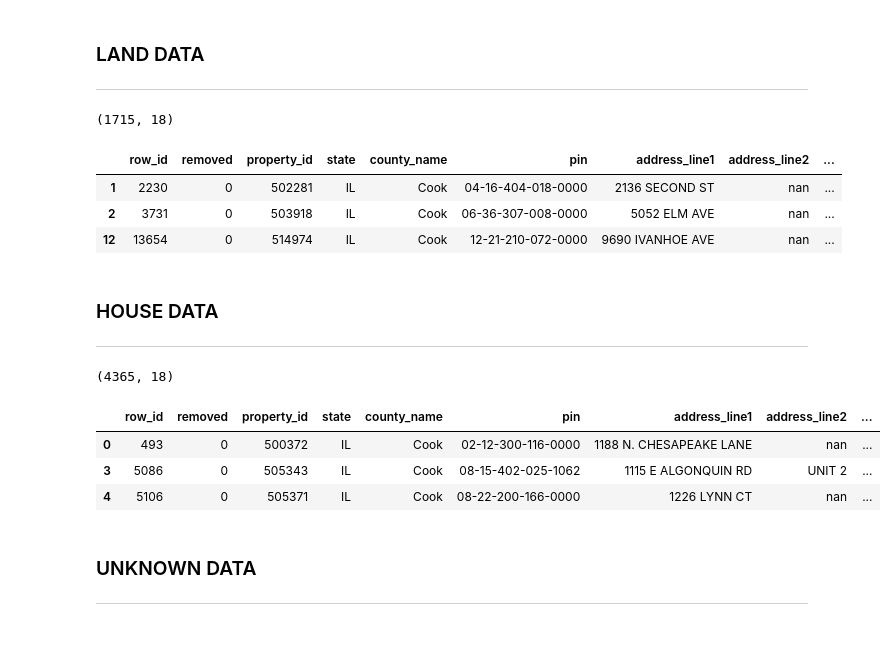
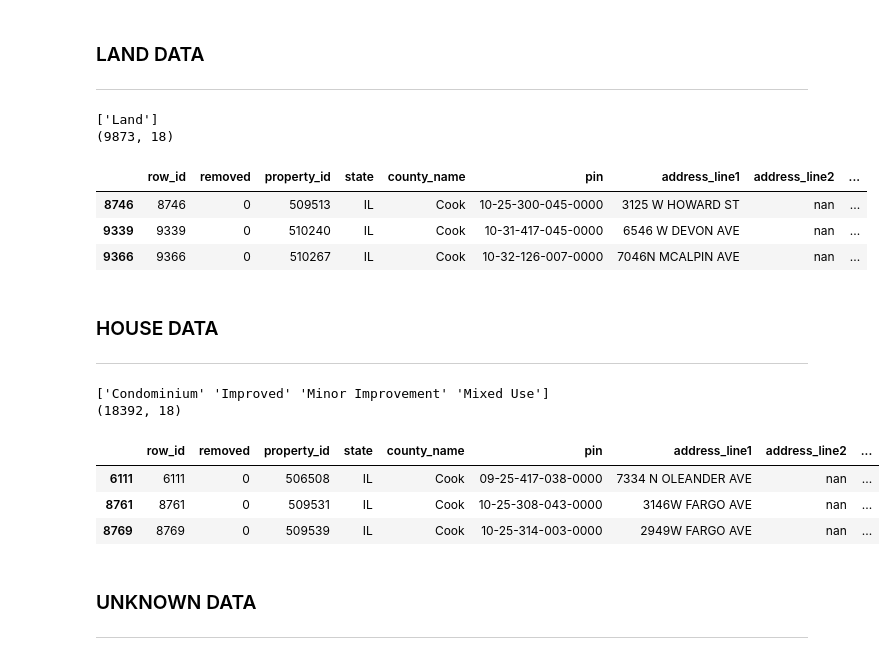
Before and after one commit to Sardhendu/PropertyClassification, a Jupyter notebook: data_loader.ipynb, the cells around one changed output. Cells and saved outputs as stored; diff of their text form; code cells hidden in the pictures.

```diff
--- a/data_loader.ipynb
+++ b/data_loader.ipynb
@@ -140,0 +118,13 @@ image_data.head()
+# %%
+metadata_lst_rvd_valid = metadata[metadata['last_reviewed_timestamp'] != '']
+metadata_lst_rvd_valid['last_reviewed_timestamp'] = pd.to_datetime(metadata_lst_rvd_valid['last_reviewed_timestamp'])
+metadata_lst_rvd_valid_2017 = metadata_lst_rvd_valid[((metadata_lst_rvd_valid['last_reviewed_timestamp'].dt.year == 2017) &
+                                                     (metadata_lst_rvd_valid['last_reviewed_timestamp'].dt.month >=1 ) &
+#                                                       (metadata_lst_rvd_valid['last_reviewed_timestamp'].dt.month <7) &
+                                                      (metadata_lst_rvd_valid['address_city'].str.lower().str.strip().str.match('chicago')) &
+                                                      (metadata_lst_rvd_valid['address_line1'] != 'nan') &
+                                                      (metadata_lst_rvd_valid['assessor_photo'] != 'nan') &
+                                                     (metadata_lst_rvd_valid['indicator'].isin(["Likely House", "Likely Land"]) ))]
+image_data = metadata_lst_rvd_valid_2017
+print (metadata_lst_rvd_valid_2017.shape)
+metadata_lst_rvd_valid_2017.head(2)
@@ -142,28 +137,32 @@ image_data.head()
 ### LAND DATA
 ----------------
 # %%
-land_data = image_data[image_data['indicator'] == 'Likely Land']
+land_data = image_data[(image_data['indicator'] == 'Likely Land') & (image_data['improvement_level'] == 'Land')]
+print (np.unique(np.array(land_data['improvement_level'])))
 print (land_data.shape)
 land_data.head(3)
 # %% [output]
-(1715, 18)
+['Land']
+(9873, 18)
 |  | row_id | removed | property_id | state | county_name | pin | address_line1 | address_line2 | ... |
-| 1 | 2230 | 0 | 502281 | IL | Cook | 04-16-404-018-0000 | 2136 SECOND ST | nan | ... |
-| 2 | 3731 | 0 | 503918 | IL | Cook | 06-36-307-008-0000 | 5052 ELM AVE | nan | ... |
-| 12 | 13654 | 0 | 514974 | IL | Cook | 12-21-210-072-0000 | 9690 IVANHOE AVE | nan | ... |
+| 8746 | 8746 | 0 | 509513 | IL | Cook | 10-25-300-045-0000 | 3125 W HOWARD ST | nan | ... |
+| 9339 | 9339 | 0 | 510240 | IL | Cook | 10-31-417-045-0000 | 6546 W DEVON AVE | nan | ... |
+| 9366 | 9366 | 0 | 510267 | IL | Cook | 10-32-126-007-0000 | 7046N MCALPIN AVE | nan | ... |
 # %% [markdown]
 ### HOUSE DATA
 --------------
 # %%
-house_data = image_data[image_data['indicator'] == 'Likely House']
+house_data = image_data[(image_data['indicator'] == 'Likely House') & (image_data['improvement_level'] != 'Land')]
+print (np.unique(np.array(house_data['improvement_level'])))
 print (house_data.shape)
 house_data.head(3)
 # %% [output]
-(4365, 18)
+['Condominium' 'Improved' 'Minor Improvement' 'Mixed Use']
+(18392, 18)
 |  | row_id | removed | property_id | state | county_name | pin | address_line1 | address_line2 | ... |
-| 0 | 493 | 0 | 500372 | IL | Cook | 02-12-300-116-0000 | 1188 N. CHESAPEAKE LANE | nan | ... |
-| 3 | 5086 | 0 | 505343 | IL | Cook | 08-15-402-025-1062 | 1115 E ALGONQUIN RD | UNIT 2 | ... |
-| 4 | 5106 | 0 | 505371 | IL | Cook | 08-22-200-166-0000 | 1226 LYNN CT | nan | ... |
+| 6111 | 6111 | 0 | 506508 | IL | Cook | 09-25-417-038-0000 | 7334 N OLEANDER AVE | nan | ... |
+| 8761 | 8761 | 0 | 509531 | IL | Cook | 10-25-308-043-0000 | 3146W FARGO AVE | nan | ... |
+| 8769 | 8769 | 0 | 509539 | IL | Cook | 10-25-314-003-0000 | 2949W FARGO AVE | nan | ... |
 # %% [markdown]
 ### UNKNOWN DATA
 -------------
```
Also changed, not shown: parts of 75 cells of this notebook, 40 other files.
